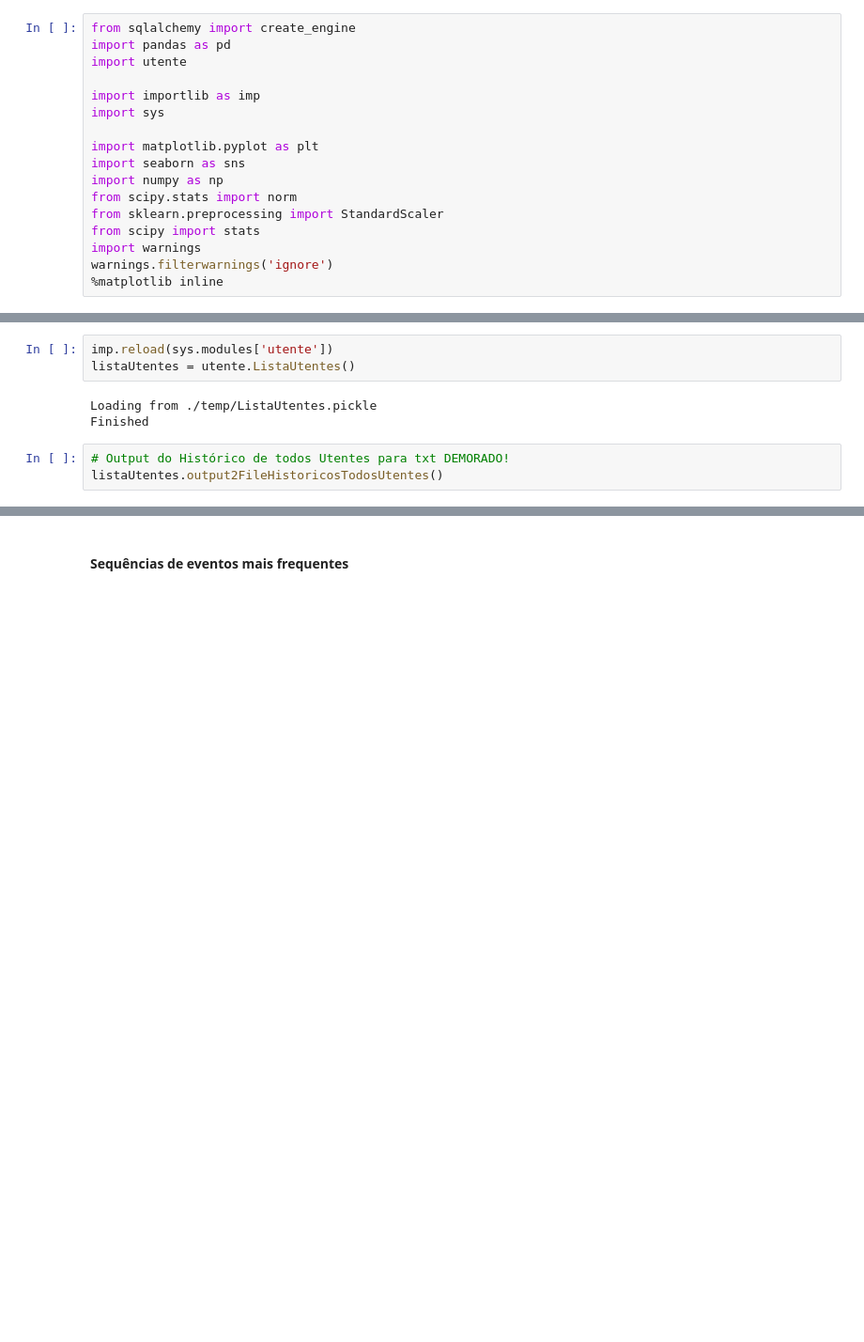
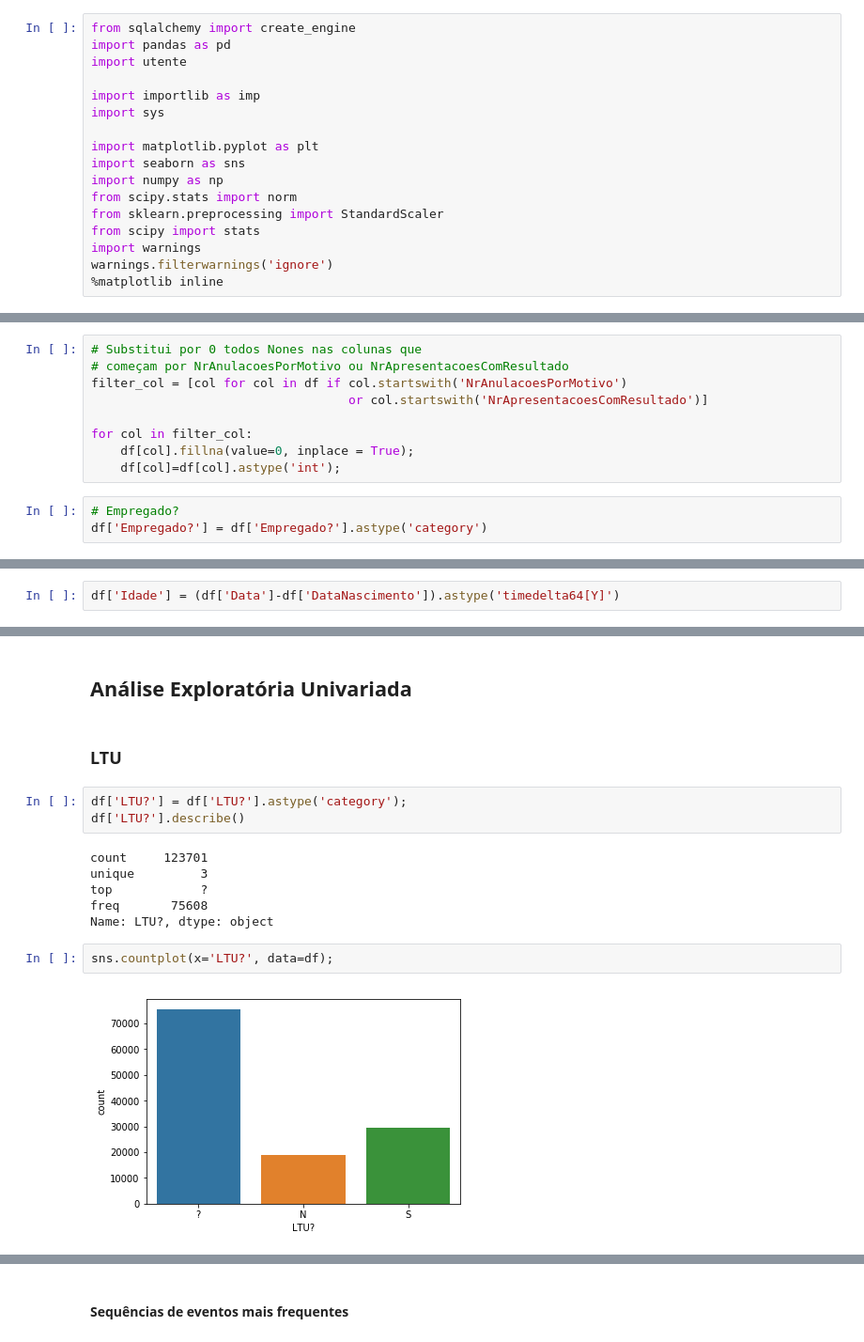
Before and after one commit to rui-mesquita/IEFP_DSSG, a Jupyter notebook: IEFP_DSSG/DataExploration.ipynb, the cells around one changed output, grey strips where cells are left out. Shown at 94% size. Drawn from its saved outputs; the diff is of its cells as text; blank space fills up the shorter version.

```diff
--- a/IEFP_DSSG/DataExploration.ipynb
+++ b/IEFP_DSSG/DataExploration.ipynb
@@ -23,0 +66,12 @@ warnings.filterwarnings('ignore')
+# %%
+# Substitui por 0 todos Nones nas colunas que
+# começam por NrAnulacoesPorMotivo ou NrApresentacoesComResultado
+filter_col = [col for col in df if col.startswith('NrAnulacoesPorMotivo')
+                                   or col.startswith('NrApresentacoesComResultado')]
+
+for col in filter_col:
+    df[col].fillna(value=0, inplace = True);
+    df[col]=df[col].astype('int');
+# %%
+# Empregado?
+df['Empregado?'] = df['Empregado?'].astype('category')
@@ -24 +82,3 @@ warnings.filterwarnings('ignore')
+# %%
+df['Idade'] = (df['Data']-df['DataNascimento']).astype('timedelta64[Y]')
 # %% [markdown]
@@ -26,9 +86,17 @@ warnings.filterwarnings('ignore')
-# %%
-imp.reload(sys.modules['utente'])
-listaUtentes = utente.ListaUtentes()
-# %% [output]
-Loading from ./temp/ListaUtentes.pickle
-Finished
-# %%
-# Output do Histórico de todos Utentes para txt DEMORADO!
-listaUtentes.output2FileHistoricosTodosUtentes()
+# %% [markdown]
+## Análise Exploratória Univariada
+# %% [markdown]
+### LTU
+# %%
+df['LTU?'] = df['LTU?'].astype('category');
+df['LTU?'].describe()
+# %% [output]
+count     123701
+unique         3
+top            ?
+freq       75608
+Name: LTU?, dtype: object
+# %%
+sns.countplot(x='LTU?', data=df);
+# %% [output]
+[figure, added]
```
Also changed, not shown: parts of 25 cells of this notebook, 2 other files.
